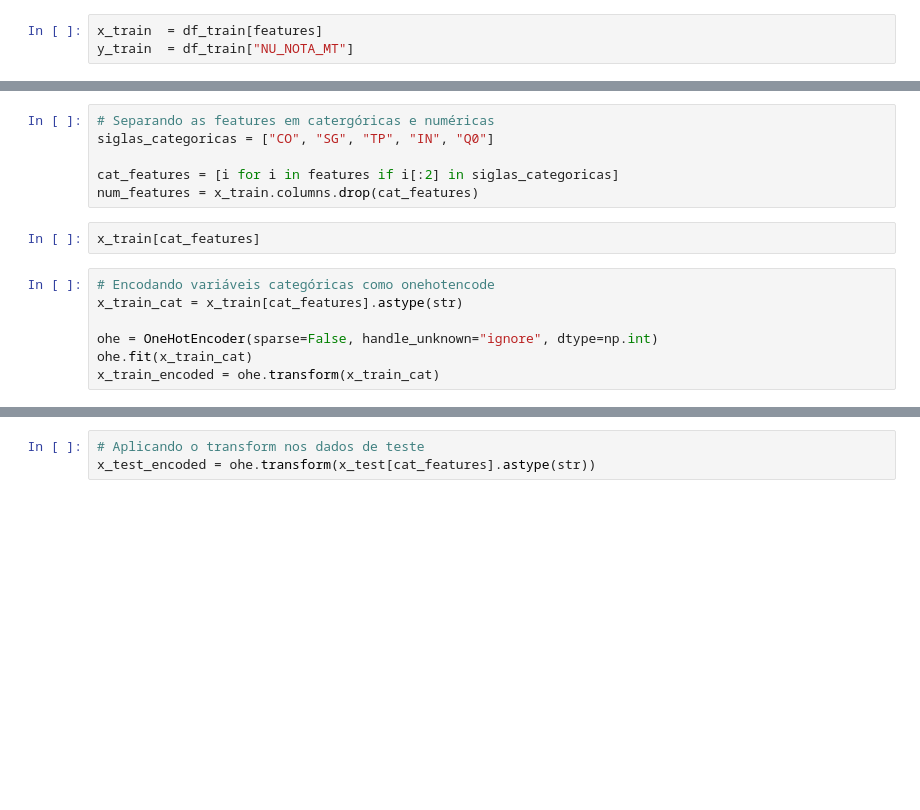
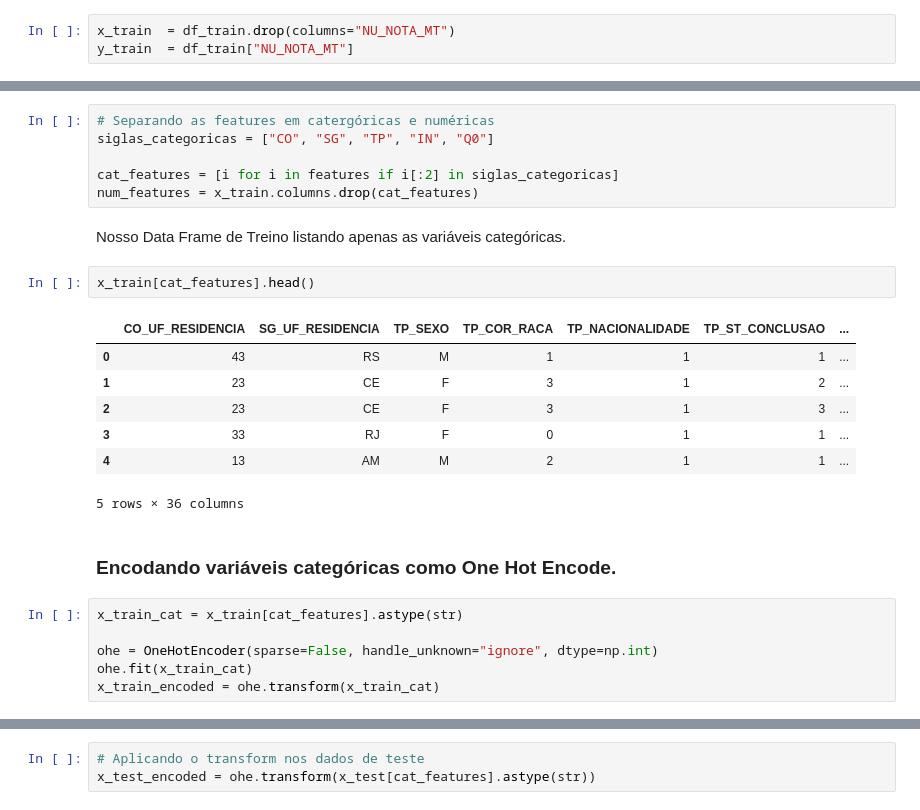
Before and after one commit to Diegohluiz/Desafios-DataScience-Codenation, a Jupyter notebook: Desafio Semana 8/main.ipynb, the cells around one changed output, grey strips where cells are left out. Cells and saved outputs as stored; diff of their text form; blank space fills up the shorter version.

```diff
--- a/Desafio Semana 8/main.ipynb
+++ b/Desafio Semana 8/main.ipynb
@@ -355,4 +390,4 @@ df_train.isna().sum().sum()
 # %%
-x_train  = df_train[features]
+x_train  = df_train.drop(columns="NU_NOTA_MT")
 y_train  = df_train["NU_NOTA_MT"]
 # %%
@@ -367,10 +420,21 @@ siglas_categoricas = ["CO", "SG", "TP", "IN", "Q0"]
 
 cat_features = [i for i in features if i[:2] in siglas_categoricas]
 num_features = x_train.columns.drop(cat_features)
+# %% [markdown]
+Nosso Data Frame de Treino listando apenas as variáveis categóricas.
 # %%
-x_train[cat_features]
+x_train[cat_features].head()
+# %% [output]
+|  | CO_UF_RESIDENCIA | SG_UF_RESIDENCIA | TP_SEXO | TP_COR_RACA | TP_NACIONALIDADE | TP_ST_CONCLUSAO | ... |
+| 0 | 43 | RS | M | 1 | 1 | 1 | ... |
+| 1 | 23 | CE | F | 3 | 1 | 2 | ... |
+| 2 | 23 | CE | F | 3 | 1 | 3 | ... |
+| 3 | 33 | RJ | F | 0 | 1 | 1 | ... |
+| 4 | 13 | AM | M | 2 | 1 | 1 | ... |
+5 rows × 36 columns
+# %% [markdown]
+### Encodando variáveis categóricas como One Hot Encode.
 # %%
-# Encodando variáveis categóricas como onehotencode
 x_train_cat = x_train[cat_features].astype(str)
 
 ohe = OneHotEncoder(sparse=False, handle_unknown="ignore", dtype=np.int)
```
Also changed, not shown: parts of 52 cells of this notebook, 1 other file.
